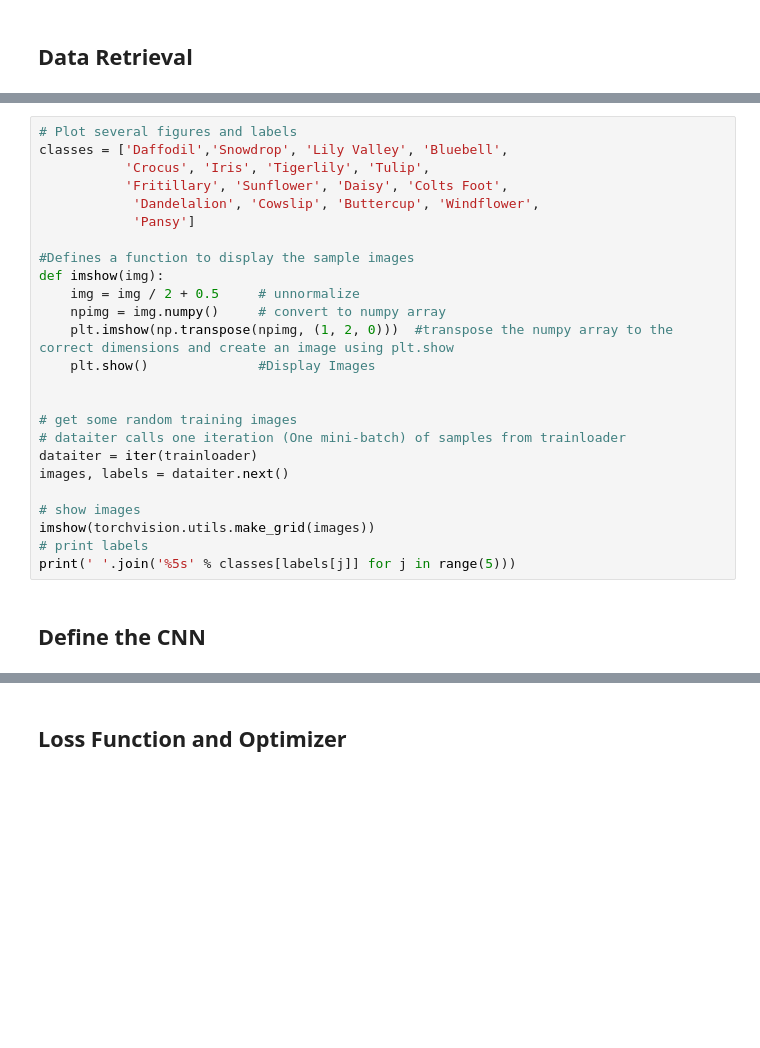
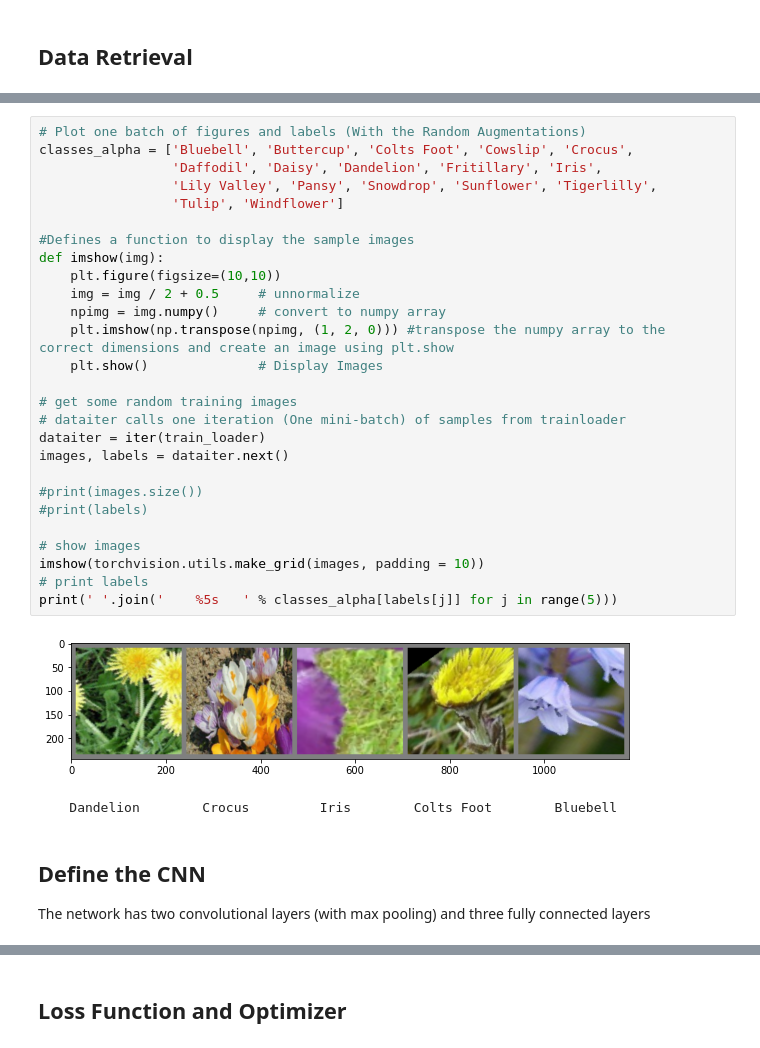
Before and after one commit to pbrebner/17flower-dataset-classification, a Jupyter notebook: 17_category_flower_dataset.ipynb, the cells around one changed output, grey strips where cells are left out. Drawn from its saved outputs; the diff is of its cells as text; blank space fills up the shorter version.

```diff
--- a/17_category_flower_dataset.ipynb
+++ b/17_category_flower_dataset.ipynb
@@ -119,30 +212,37 @@ test_loader = torch.utils.data.DataLoader(test_set, batch_size =32, shuffle=Fals
 # %%
-# Plot several figures and labels
-classes = ['Daffodil','Snowdrop', 'Lily Valley', 'Bluebell',
-           'Crocus', 'Iris', 'Tigerlily', 'Tulip',
-           'Fritillary', 'Sunflower', 'Daisy', 'Colts Foot',
-            'Dandelalion', 'Cowslip', 'Buttercup', 'Windflower',
-            'Pansy']
+# Plot one batch of figures and labels (With the Random Augmentations)
+classes_alpha = ['Bluebell', 'Buttercup', 'Colts Foot', 'Cowslip', 'Crocus',
+                 'Daffodil', 'Daisy', 'Dandelion', 'Fritillary', 'Iris',
+                 'Lily Valley', 'Pansy', 'Snowdrop', 'Sunflower', 'Tigerlilly',
+                 'Tulip', 'Windflower']
 
 #Defines a function to display the sample images
 def imshow(img):
+    plt.figure(figsize=(10,10))
     img = img / 2 + 0.5     # unnormalize
     npimg = img.numpy()     # convert to numpy array
-    plt.imshow(np.transpose(npimg, (1, 2, 0)))  #transpose the numpy array to the correct dimensions and create an image using plt.show
-    plt.show()              #Display Images
-
+    plt.imshow(np.transpose(npimg, (1, 2, 0))) #transpose the numpy array to the correct dimensions and create an image using plt.show
+    plt.show()              # Display Images
 
 # get some random training images
 # dataiter calls one iteration (One mini-batch) of samples from trainloader
-dataiter = iter(trainloader)
+dataiter = iter(train_loader)
 images, labels = dataiter.next()
 
+#print(images.size())
+#print(labels)
+
 # show images
-imshow(torchvision.utils.make_grid(images))
+imshow(torchvision.utils.make_grid(images, padding = 10))
 # print labels
-print(' '.join('%5s' % classes[labels[j]] for j in range(5)))
+print(' '.join('    %5s   ' % classes_alpha[labels[j]] for j in range(5)))
+# %% [output]
+[figure, added]
+    Dandelion        Crocus         Iris        Colts Foot        Bluebell
-# %% [markdown]
-## Define the CNN
+# %% [markdown]
+## Define the CNN
+
+The network has two convolutional layers (with max pooling) and three fully connected layers
 # %%
 #Use the nn.Module to define the Convolution Neural Network
 #The Convolution Neural Network includes 2 convolution layers (with maxpool) and 3 linear fully connected layers
```
Also changed, not shown: parts of 54 cells of this notebook.
